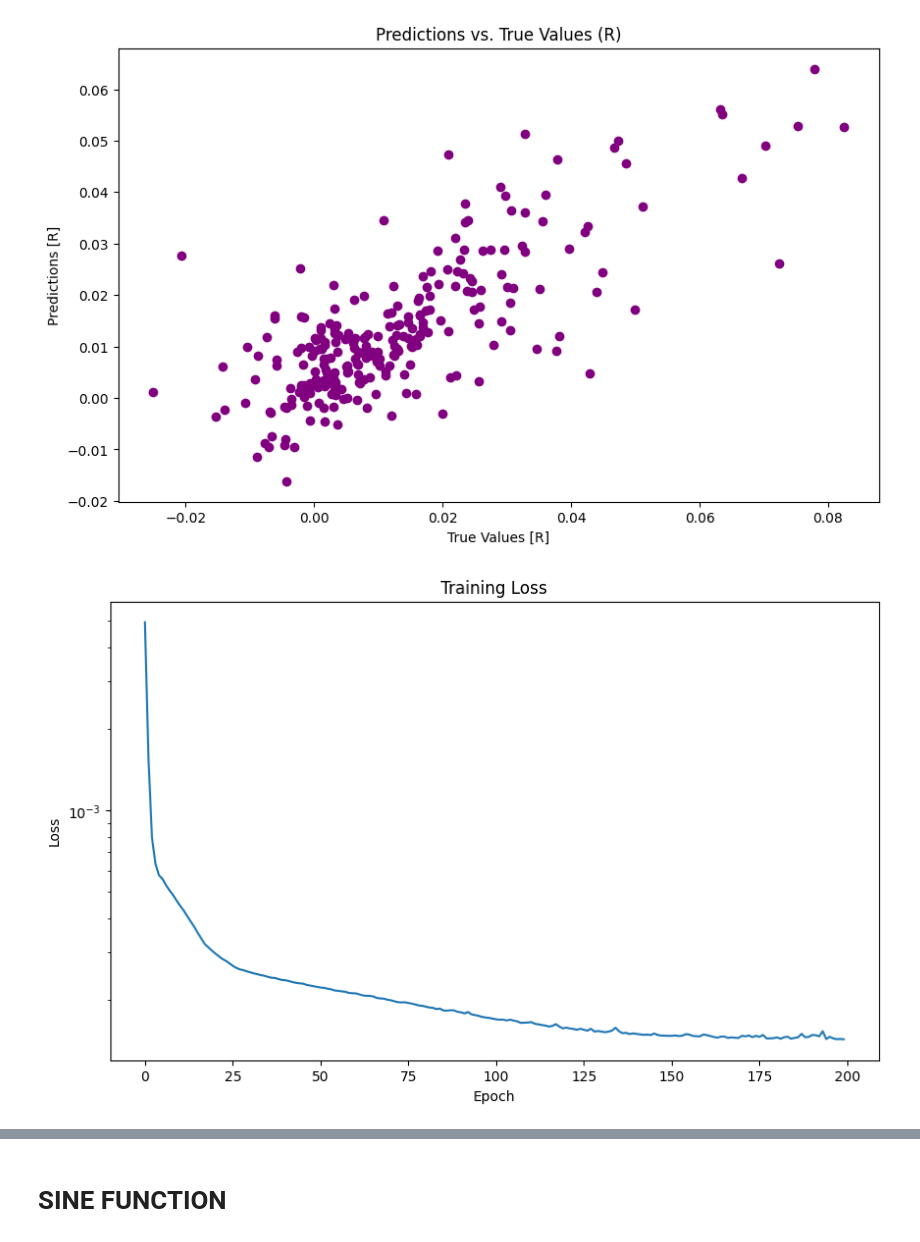
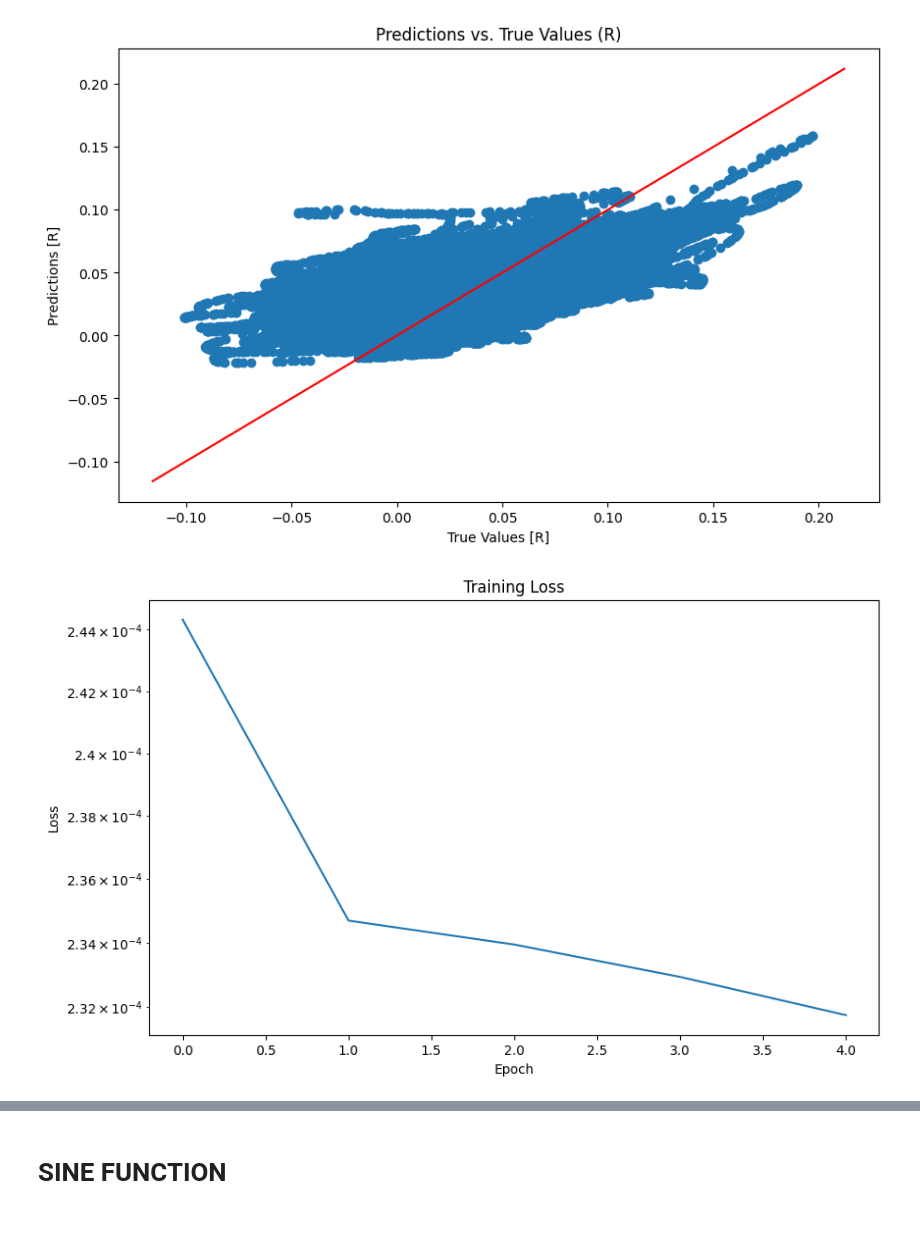
Before and after one commit to nbibrahim/The_Nurul_Network, a Jupyter notebook: train_test/isolate_NNFF.ipynb, the cells around one changed output, grey strips where cells are left out. Cells and saved outputs as stored; diff of their text form; code cells hidden in the pictures.

```diff
--- a/train_test/isolate_NNFF.ipynb
+++ b/train_test/isolate_NNFF.ipynb
@@ -42,5 +43,5 @@ Using GPU: /device:GPU:0
 # %%
-data = pd.read_csv('./data/train_data_isolate1.csv')
+data = pd.read_csv('./data/train_data_isolate2.csv')
 
 y = data['R']
 X = data.drop(['R'], axis=1)
@@ -55,25 +56,33 @@ print(X_train.shape)
 # %%
+# model = keras.Sequential([
+#     keras.layers.Dense(4, activation='tanh', input_shape=(4,), kernel_initializer='glorot_normal'),
+#     keras.layers.Dropout(rate=0.2),
+#     keras.layers.Dense(2, activation='tanh', kernel_initializer='glorot_normal'),
+#     keras.layers.Dense(1)
+# ])
 model = keras.Sequential([
-    keras.layers.Dense(4, activation='tanh', input_shape=(4,), kernel_initializer='glorot_normal'),
+    keras.layers.LSTM(2, activation='tanh',recurrent_activation='sigmoid',recurrent_dropout=0.0,use_bias=True,unroll=False,  input_shape=(2,1), kernel_initializer='glorot_normal'),
     keras.layers.Dense(2, activation='tanh', kernel_initializer='glorot_normal'),
     keras.layers.Dense(1)
 ])
-
 # Create the optimizer
 optimizer = keras.optimizers.Adam(learning_rate = 0.005, beta_1=0.9, beta_2=0.999)
+#optimizer = keras.optimizers.Adam(learning_rate = 0.005)
 
 # Compile the model
 model.compile(optimizer=optimizer, loss='mse')
 
 # Train the model
-epochs = 1  # Number of training iterations
-batch_size = 256 # Number of samples per gradient update
+epochs = 5  # Number of training iterations
+batch_size = 1024 # Number of samples per gradient update
+#batch_size = 32 # Number of samples per gradient update
 
 # Create a learning rate scheduler
-lr_scheduler = ReduceLROnPlateau(factor=0.5, patience=5, min_lr=1e-3)
+lr_scheduler = ReduceLROnPlateau(factor=0.5, patience=3, min_lr=1e-3)
 
 # Add the scheduler to the callbacks list
 callbacks = [lr_scheduler]
 
 history = model.fit(X_train, y_train, epochs=epochs, batch_size=batch_size, callbacks=callbacks, validation_split=0.2)
+#history = model.fit(X_train, y_train, epochs=epochs, batch_size=batch_size, callbacks=callbacks, validation_data=(X_test, y_test))
 # %% [output]
@@ -92,22 +102,25 @@ Test loss: 0.00011963149154325947
 # %%
 # Plot the predictions against the actual values
 plt.figure(figsize=(10, 6))
-plt.scatter(pd.DataFrame(y_test).iloc[:,0], predictions, color='purple')
+plt.scatter(pd.DataFrame(y_test).iloc[:,0], predictions)
+# Make a 45 degree line in the same scale and range
+x = np.linspace(*plt.gca().get_xlim())
+plt.plot(x, x,'-', color='red')
 plt.xlabel('True Values [R]')
 plt.ylabel('Predictions [R]')
 plt.title('Predictions vs. True Values (R)')
 #plt.axis('equal')
 
 # Plot the loss vs. epochs
 plt.figure(figsize=(10, 6))
 plt.semilogy(history.history['loss'])
 plt.xlabel('Epoch')
 plt.ylabel('Loss')
 plt.title('Training Loss')
 plt.show()
 # %% [output]
-[figure, old version]
+[figure, new version]
-[figure, old version]
+[figure, new version]
 # %%
 plt.figure(figsize=(10, 6))
 #Plot the true output and the predicted output
```
Also changed, not shown: parts of 10 cells of this notebook, 6 other files.
